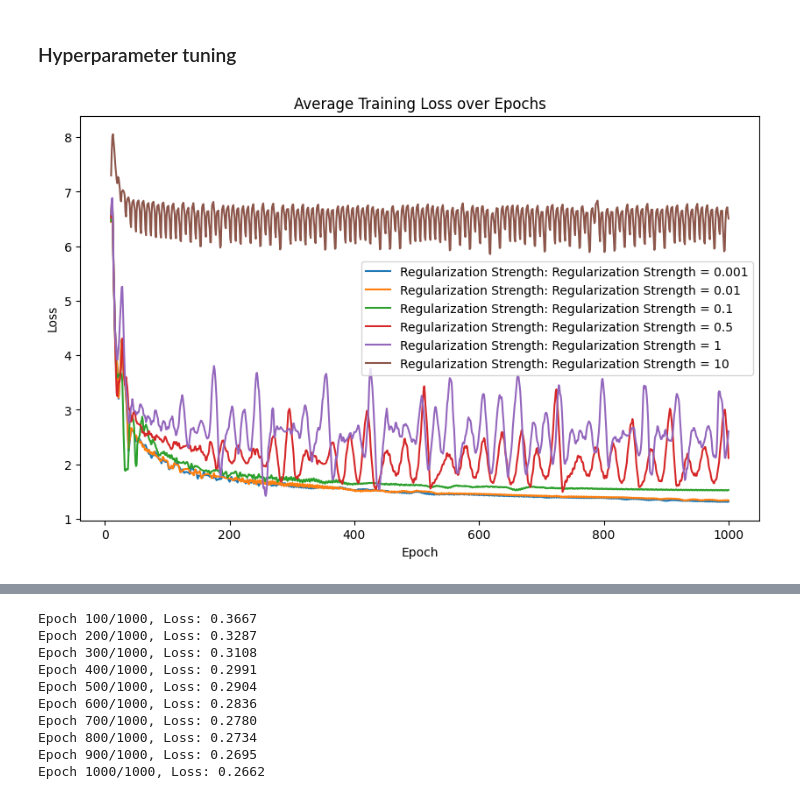
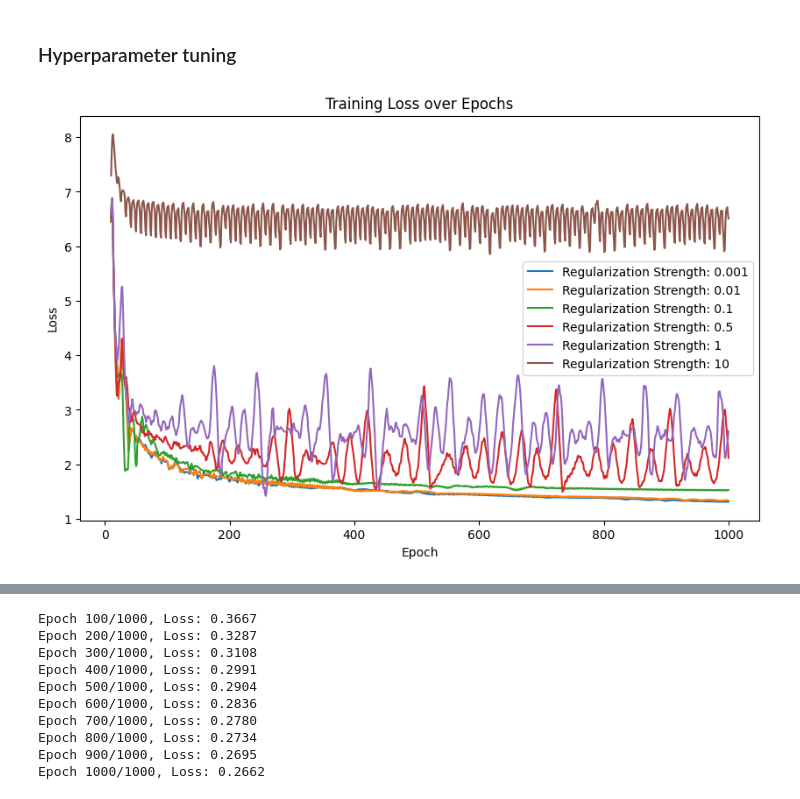
Before and after one commit to heckop/GroundWater_analyzer, a Jupyter notebook: Softmax_Implementation_And_Data_Preprocessing/SoftmaxRegression.ipynb, the cells around one changed output, grey strips where cells are left out. Cells and saved outputs as stored; diff of their text form; code cells hidden in the pictures.

```diff
--- a/Softmax_Implementation_And_Data_Preprocessing/SoftmaxRegression.ipynb
+++ b/Softmax_Implementation_And_Data_Preprocessing/SoftmaxRegression.ipynb
@@ -324,7 +324,7 @@ class SoftmaxRegression:
         for softmax_instance, label in zip(softmax_instances, labels):
             loss_ma = SoftmaxRegression.calculate_moving_average(softmax_instance.loss_history, window_size)
             plt.plot(range(window_size, softmax_instance.num_epochs + 1), loss_ma, label=label)
-        plt.title('Average Training Loss over Epochs (Moving Average)')
+        plt.title('Training Loss over Epochs')
         plt.xlabel('Epoch')
         plt.ylabel('Loss')
         plt.legend()
@@ -777,18 +777,28 @@ class SoftmaxRegression_another:
         best_accuracy = 0#to get best accuracy we are checking for best possible lr and best reg_strength among given parameters
         best_lr = None
         best_reg_strength = None
+        accuracy_matrix = np.zeros((len(lr_values), len(reg_strength_values)))
 
-        for lr in lr_values:
-            for reg_strength in reg_strength_values:
+        for i, lr in enumerate(lr_values):
+            for j, reg_strength in enumerate(reg_strength_values):
                 model = SoftmaxRegression_another(num_of_features=X_train.shape[1], num_of_classes=num_of_classes,
-                                          learning_rate=lr, num_epochs=1000, reg_strength=reg_strength)
-                model.fit(X_train, y_train,False)
+                                          learning_rate=lr, num_epochs=num_epochs, reg_strength=reg_strength)
+                model.fit(X_train, y_train, isprint=False)
                 accuracy = np.mean(model.predict(X_val) == y_val)
+                accuracy_matrix[i, j] = accuracy
                 #if better accuracy is obtained then update final parameters
                 if accuracy > best_accuracy:
                     best_accuracy = accuracy
                     best_lr = lr
                     best_reg_strength = reg_strength
+
+        # Visualize accuracy matrix
+        plt.figure(figsize=(10, 6))
+        sns.heatmap(accuracy_matrix, annot=True, fmt='.4f', cmap='YlGnBu', xticklabels=reg_strength_values, yticklabels=lr_values)
+        plt.title('Accuracy Heatmap for Different Learning Rates and Regularization Strengths')
+        plt.xlabel('Regularization Strength')
+        plt.ylabel('Learning Rate')
+        plt.show()
 
         return best_lr, best_reg_strength
 
@@ -802,7 +812,7 @@ class SoftmaxRegression_another:
         for softmax_instance, reg_strength in zip(softmax_instances, reg_strength_values):
             loss_ma = SoftmaxRegression_another.calculate_moving_average(softmax_instance.loss_history, window_size)
             plt.plot(range(window_size, softmax_instance.num_epochs + 1), loss_ma, label=f"Regularization Strength: {reg_strength}")
-        plt.title('Average Training Loss over Epochs')
+        plt.title('Training Loss over Epochs')
         plt.xlabel('Epoch')
         plt.ylabel('Loss')
         plt.legend()
@@ -810,14 +820,14 @@ class SoftmaxRegression_another:
 # %%
 learning_rates=[]
 reg_strength_values = [0.001, 0.01, 0.1,0.5,1,10]
 softmax_instances=[]
 labels=[]
 for reg_strength in reg_strength_values:
     softmax_instance = SoftmaxRegression_another(num_of_features, num_of_classes, reg_strength=reg_strength)
     softmax_instance.fit(X_train, y_train, isprint=False)
     softmax_instances.append(softmax_instance)
-    labels.append(f'Regularization Strength = {reg_strength}')
+    labels.append(f'{reg_strength}')
 SoftmaxRegression_another.plot_losses(softmax_instances, labels)
 # %% [output]
-[figure, old version]
+[figure, new version]
 # %%
```
Also changed, not shown: parts of 13 cells of this notebook, 1 other file.
